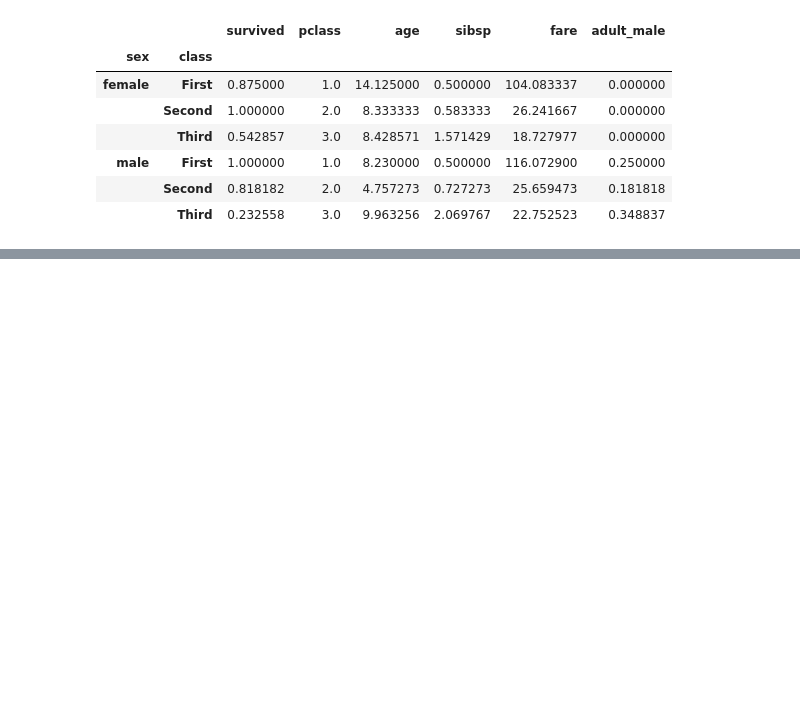
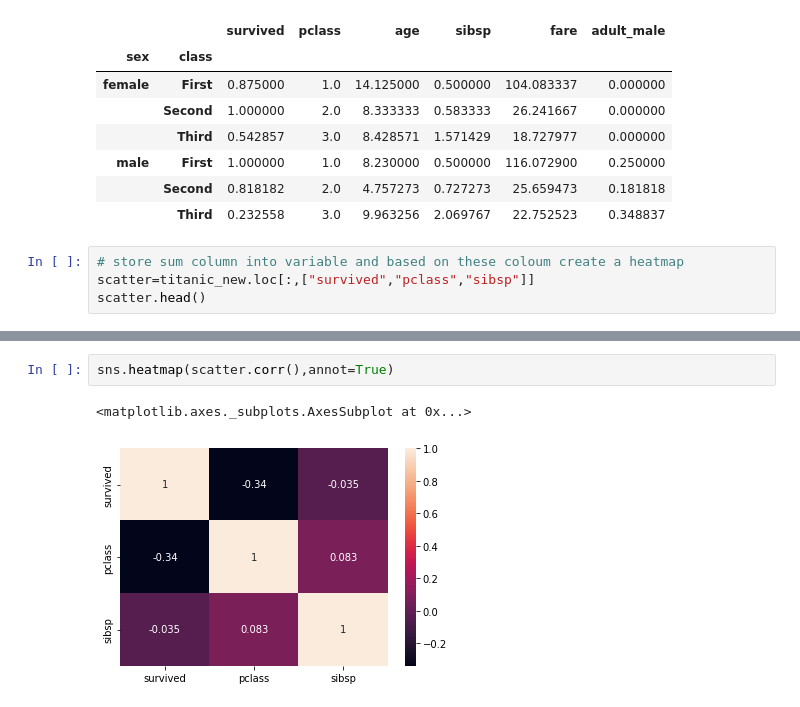
Before and after one commit to iqrarkhan123/datascience, a Jupyter notebook: Pandas_casestudy.ipynb, the cells around one changed output, grey strips where cells are left out. Saved outputs shown, nothing was run; the diff lists cells and outputs as text; blank space fills up the shorter version.

Commit message:
heatmap based on specific col

```diff
--- a/Pandas_casestudy.ipynb
+++ b/Pandas_casestudy.ipynb
@@ -90,3 +90,7 @@ titanic_new[titanic_new["age"]<18].groupby(["sex","class"]).mean()
 | male | First | 1.000000 | 1.0 | 8.230000 | 0.500000 | 116.072900 | 0.250000 |
 |  | Second | 0.818182 | 2.0 | 4.757273 | 0.727273 | 25.659473 | 0.181818 |
 |  | Third | 0.232558 | 3.0 | 9.963256 | 2.069767 | 22.752523 | 0.348837 |
+# %%
+# store sum column into variable and based on these coloum create a heatmap
+scatter=titanic_new.loc[:,["survived","pclass","sibsp"]]
+scatter.head()
@@ -92,0 +104,5 @@ titanic_new[titanic_new["age"]<18].groupby(["sex","class"]).mean()
+# %%
+sns.heatmap(scatter.corr(),annot=True)
+# %% [output]
+<matplotlib.axes._subplots.AxesSubplot at 0x...>
+[figure, added]
```
Also changed, not shown: parts of 1 cell of this notebook.
